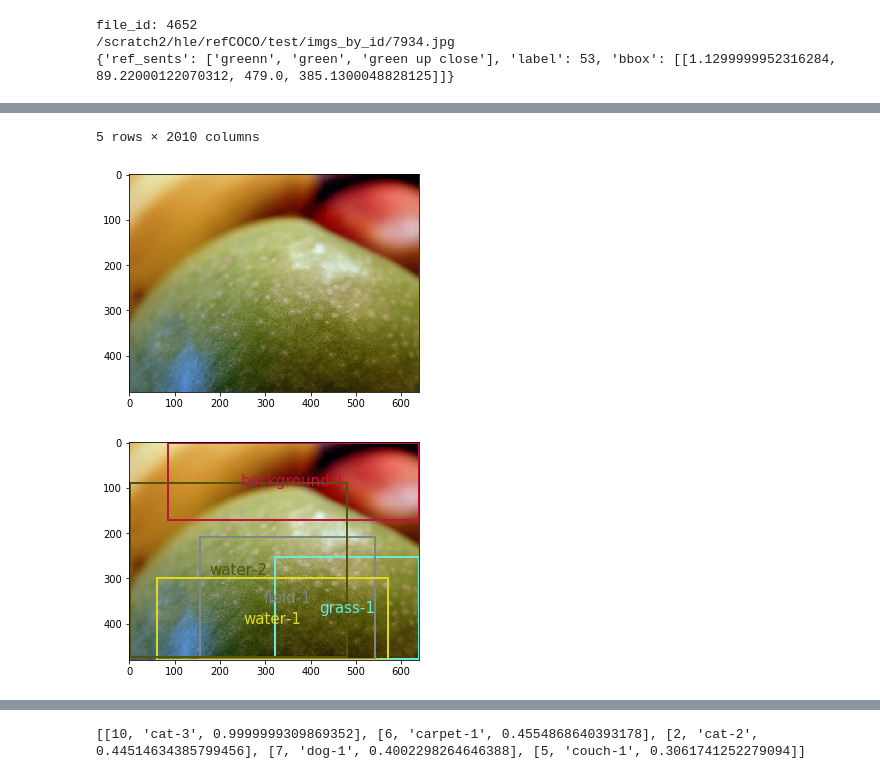
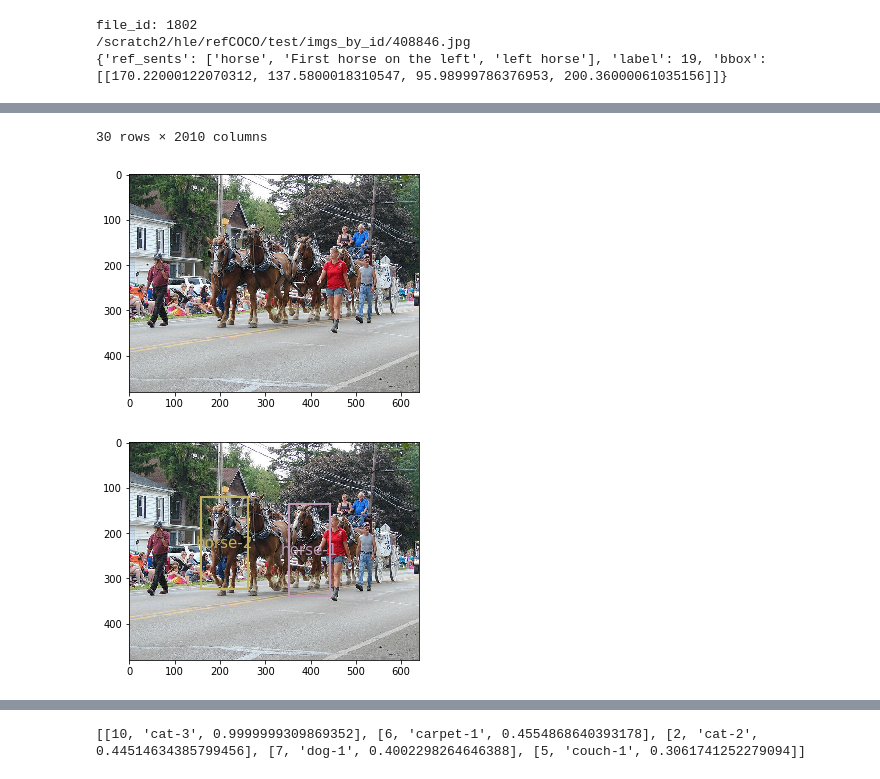
Before and after one commit to taufiqhusada/rsa_referring_expression, a Jupyter notebook: Process_refCOCO_images_and_match_object_to_label.ipynb, the cells around one changed output, grey strips where cells are left out. Cells and saved outputs as stored; diff of their text form; code cells hidden in the pictures.

```diff
--- a/Process_refCOCO_images_and_match_object_to_label.ipynb
+++ b/Process_refCOCO_images_and_match_object_to_label.ipynb
@@ -11,9 +11,9 @@ with open('config.json') as config_file:
     config = json.load(config_file)
 data_path = config['data_path']
 # %%
-file_id = 4652#200#19
+file_id = 1802#4103#4652#200#19
 print(f'file_id: {file_id}')
-df = pd.read_csv(os.path.join(data_path,f'refCOCO/test/attr_tables_with_target_box/attr_{file_id}.tsv'), encoding='utf-8',sep='\t')
+df = pd.read_csv(os.path.join(data_path,f'refCOCO/test/attr_tables/attr_{file_id}.tsv'), encoding='utf-8',sep='\t')
 img_id = df['image_id'][0]
 filename = os.path.join(data_path, f'refCOCO/test/imgs_by_id/{img_id}.jpg')
 print(filename)
@@ -25,7 +25,7 @@ print(label)
 
 df
 # %% [output]
-file_id: 4652
-/scratch2/hle/refCOCO/test/imgs_by_id/7934.jpg
-{'ref_sents': ['greenn', 'green', 'green up close'], 'label': 53, 'bbox': [[1.1299999952316284, 89.22000122070312, 479.0, 385.1300048828125]]}
+file_id: 1802
+/scratch2/hle/refCOCO/test/imgs_by_id/408846.jpg
+{'ref_sents': ['horse', 'First horse on the left', 'left horse'], 'label': 19, 'bbox': [[170.22000122070312, 137.5800018310547, 95.98999786376953, 200.36000061035156]]}
 |  | box_alias | image_id | ann_id | ref_id | salience | x1 | y1 | w | h | TYPE_yolk | ... |
@@ -37,17 +48,18 @@ file_id: 4652
-5 rows × 2010 columns
+30 rows × 2010 columns
-[figure, old version]
+[figure, new version]
 # %%
 box_data = df[['box_alias', 'x1','y1','w','h']]
 fig,ax = plt.subplots(1)
 img = image
 
 ax.imshow(img)
-rng = [i for i in range(len(box_data))]
+rng = [0,1]#[i for i in range(len(box_data))]
 for i in rng[:]:
     name, x,y,w,h = list(box_data.iloc[i,:])
-    ax,_ = draw_box_obj(name,x,y,w,h,img,ax)
+    if x > 0 and y > 0:
+        ax,_ = draw_box_obj(name,x,y,w,h,img,ax)
 # %% [output]
-[figure, old version]
+[figure, new version]
 # %%
 # DRAWING THE BOX OF THE TRUE LABEL AND PRINT THE TRUE LABELS (REFCOCO)
 print(label['ref_sents'])
```
Also changed, not shown: parts of 2 cells of this notebook, 5 other files.
